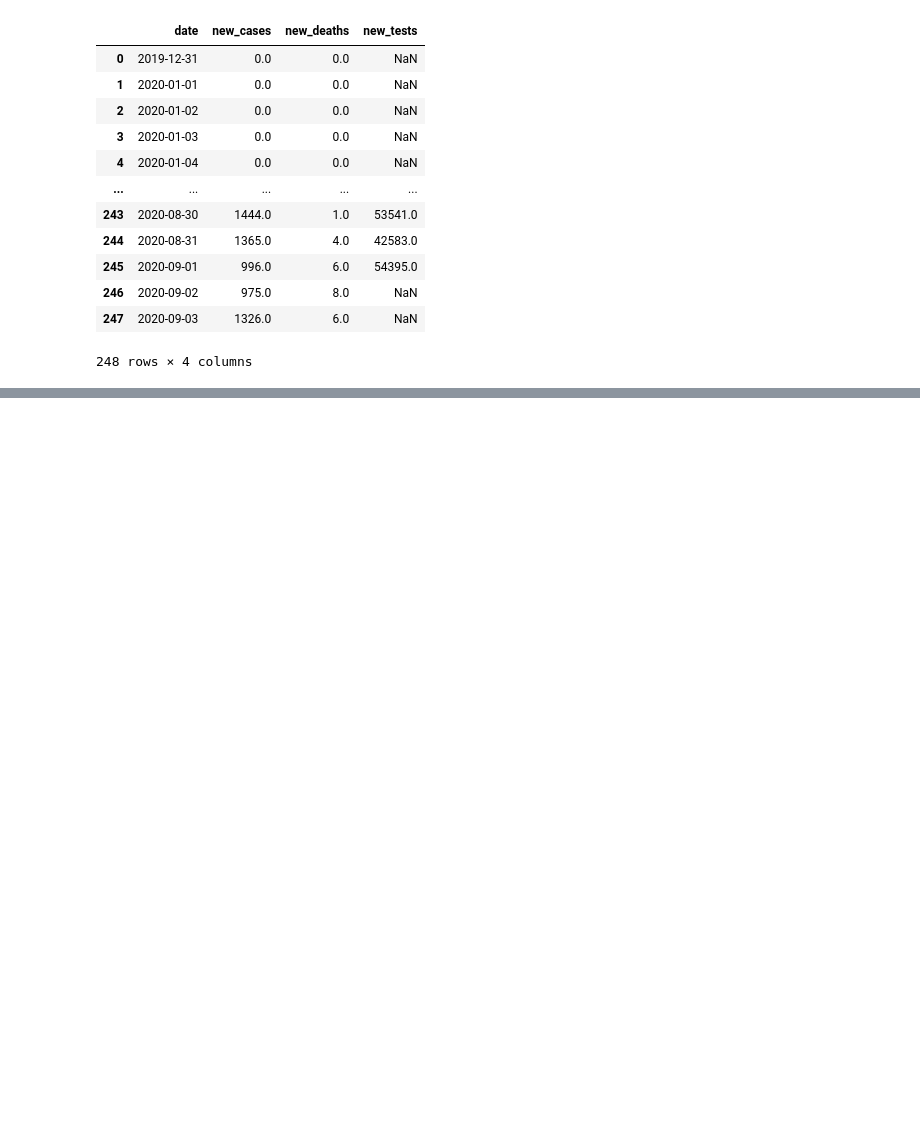
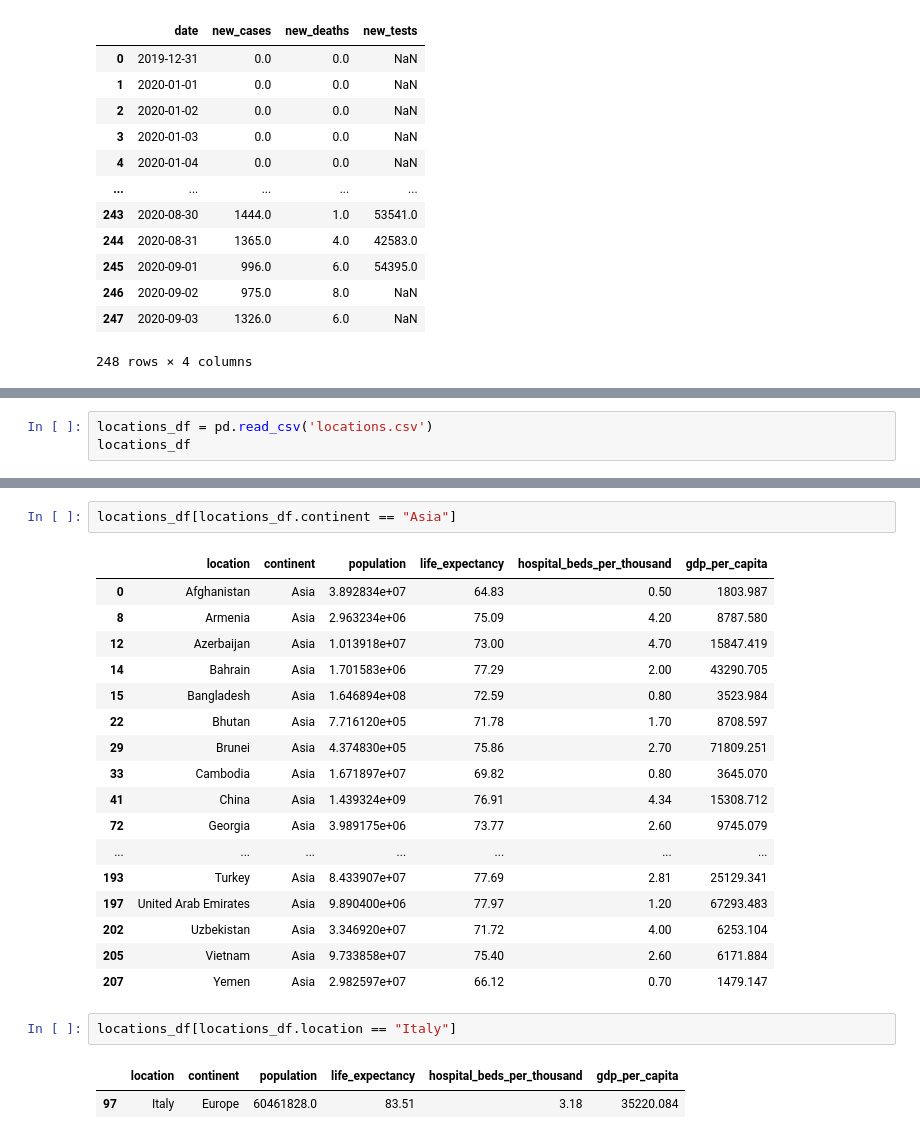
Before and after one commit to AugustineBiswas/Python-Tabular-Data, a Jupyter notebook: AnalysingTabularData.ipynb, the cells around one changed output, grey strips where cells are left out. Drawn from its saved outputs; the diff is of its cells as text; blank space fills up the shorter version.

```diff
--- a/AnalysingTabularData.ipynb
+++ b/AnalysingTabularData.ipynb
@@ -173,0 +151,3 @@ Also, you can also delete this cell, it's no longer necessary.
+# %%
+locations_df = pd.read_csv('locations.csv')
+locations_df
@@ -173,0 +168,25 @@ Also, you can also delete this cell, it's no longer necessary.
+# %%
+locations_df[locations_df.continent == "Asia"]
+# %% [output]
+|  | location | continent | population | life_expectancy | hospital_beds_per_thousand | gdp_per_capita |
+| 0 | Afghanistan | Asia | 3.892834e+07 | 64.83 | 0.50 | 1803.987 |
+| 8 | Armenia | Asia | 2.963234e+06 | 75.09 | 4.20 | 8787.580 |
+| 12 | Azerbaijan | Asia | 1.013918e+07 | 73.00 | 4.70 | 15847.419 |
+| 14 | Bahrain | Asia | 1.701583e+06 | 77.29 | 2.00 | 43290.705 |
+| 15 | Bangladesh | Asia | 1.646894e+08 | 72.59 | 0.80 | 3523.984 |
+| 22 | Bhutan | Asia | 7.716120e+05 | 71.78 | 1.70 | 8708.597 |
+| 29 | Brunei | Asia | 4.374830e+05 | 75.86 | 2.70 | 71809.251 |
+| 33 | Cambodia | Asia | 1.671897e+07 | 69.82 | 0.80 | 3645.070 |
+| 41 | China | Asia | 1.439324e+09 | 76.91 | 4.34 | 15308.712 |
+| 72 | Georgia | Asia | 3.989175e+06 | 73.77 | 2.60 | 9745.079 |
+| ... | ... | ... | ... | ... | ... | ... |
+| 193 | Turkey | Asia | 8.433907e+07 | 77.69 | 2.81 | 25129.341 |
+| 197 | United Arab Emirates | Asia | 9.890400e+06 | 77.97 | 1.20 | 67293.483 |
+| 202 | Uzbekistan | Asia | 3.346920e+07 | 71.72 | 4.00 | 6253.104 |
+| 205 | Vietnam | Asia | 9.733858e+07 | 75.40 | 2.60 | 6171.884 |
+| 207 | Yemen | Asia | 2.982597e+07 | 66.12 | 0.70 | 1479.147 |
+# %%
+locations_df[locations_df.location == "Italy"]
+# %% [output]
+|  | location | continent | population | life_expectancy | hospital_beds_per_thousand | gdp_per_capita |
+| 97 | Italy | Europe | 60461828.0 | 83.51 | 3.18 | 35220.084 |
```
Also changed, not shown: parts of 60 cells of this notebook.
